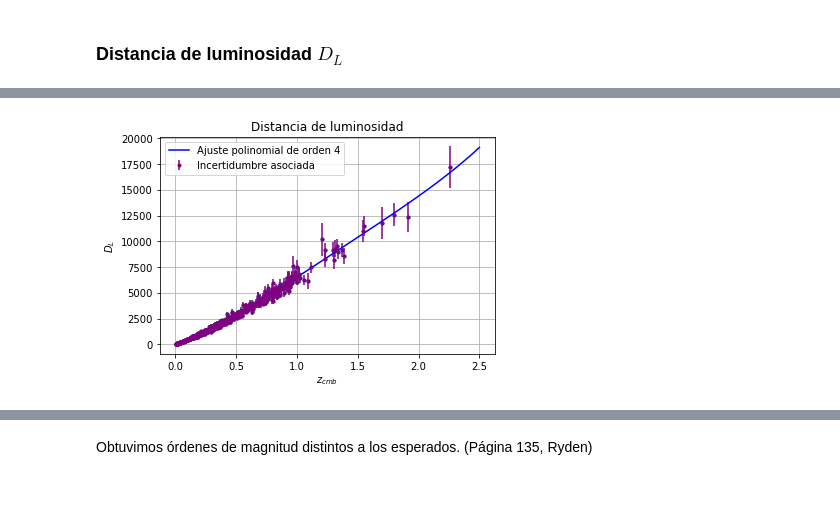
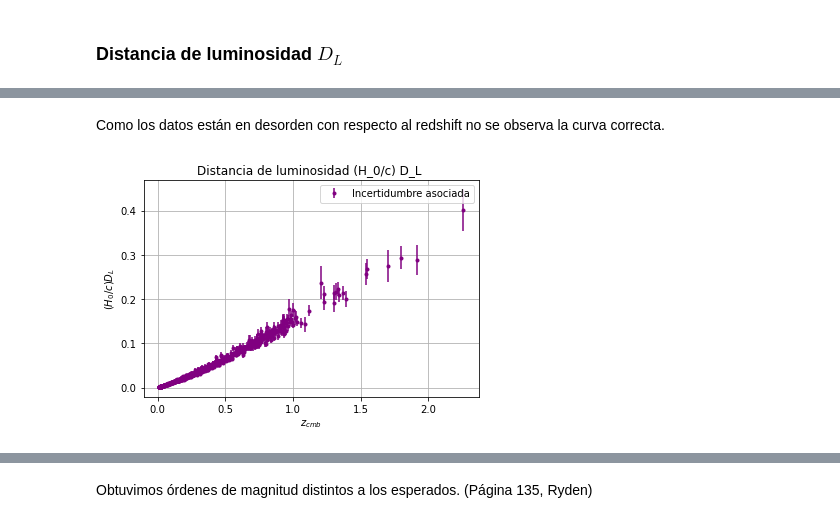
Before and after one commit to AntoCist/Practica_de_verano_2024, a Jupyter notebook: Semana1.ipynb, the cells around one changed output, grey strips where cells are left out. Cells and saved outputs as stored; diff of their text form; code cells hidden in the pictures; blank space fills up the shorter version.

```diff
--- a/Semana1.ipynb
+++ b/Semana1.ipynb
@@ -7,9 +7,9 @@ import matplotlib.pyplot as plt
 import math
 
 #Constantes
-H_0 = 72
+H_0 = 70
 #c en mpc/s??
-c= 9.71e-8
+c= 3e6
 #c= 3e8
 
 f = open("C:/Users/antoc/Downloads/PortableGit/practica2024/lcparam_full_long.txt")
@@ -33,7 +33,8 @@ for i in range(1,len(datos)):
   z_cmb.append(a)
 
 #print('z_cmb:', z_cmb)
-
+array_z_cmb = np.array(z_cmb)
+c_z_cmb = c*array_z_cmb
 
 m_b = []
 for i in range(1, len(datos)):
@@ -66,19 +113,17 @@ for i in range(len(dm_b)):
+# %% [markdown]
+Como los datos están en desorden con respecto al redshift no se observa la curva correcta.
 # %%
-# Ajustar modelo polinomial grado 4
-model = np.poly1d(np.polyfit(z_cmb, D_L, 4))
+dD_H0_c = np.zeros_like(dD)
+for i in range(len(dm_b)):
+  dD_H0_c[i]= dD[i]*H_0/c
 
-# Crear polilínea de diagrama de dispersión
-polyline = np.linspace(0, 2.5, 50)
-plt.plot(z_cmb, D_L, '.')
+plt.xlabel('$ z_{cmb} $')
+plt.ylabel('$ (H_0/c) D_L $')
+plt.errorbar(z_cmb, H_0*D_L/c, yerr=dD_H0_c, fmt='.', color='purple', label = 'Incertidumbre asociada')
 
-# Añadir líneas polinomiales ajustadas al diagrama de dispersión
-plt.xlabel('$ z_{cmb} $')
-plt.ylabel('$ D_L $')
-plt.errorbar(z_cmb, D_L, yerr=dD, fmt='.', color='purple', label = 'Incertidumbre asociada')
-plt.plot(polyline, model(polyline), color='blue', label = 'Ajuste polinomial de orden 4')
-plt.title('Distancia de luminosidad')
+plt.title('Distancia de luminosidad (H_0/c) D_L ')
 plt.legend()
 plt.grid(True)
 plt.show()
 # %% [output]
-[figure, old version]
+[figure, new version]
```
Also changed, not shown: parts of 21 cells of this notebook, 1 other file.
